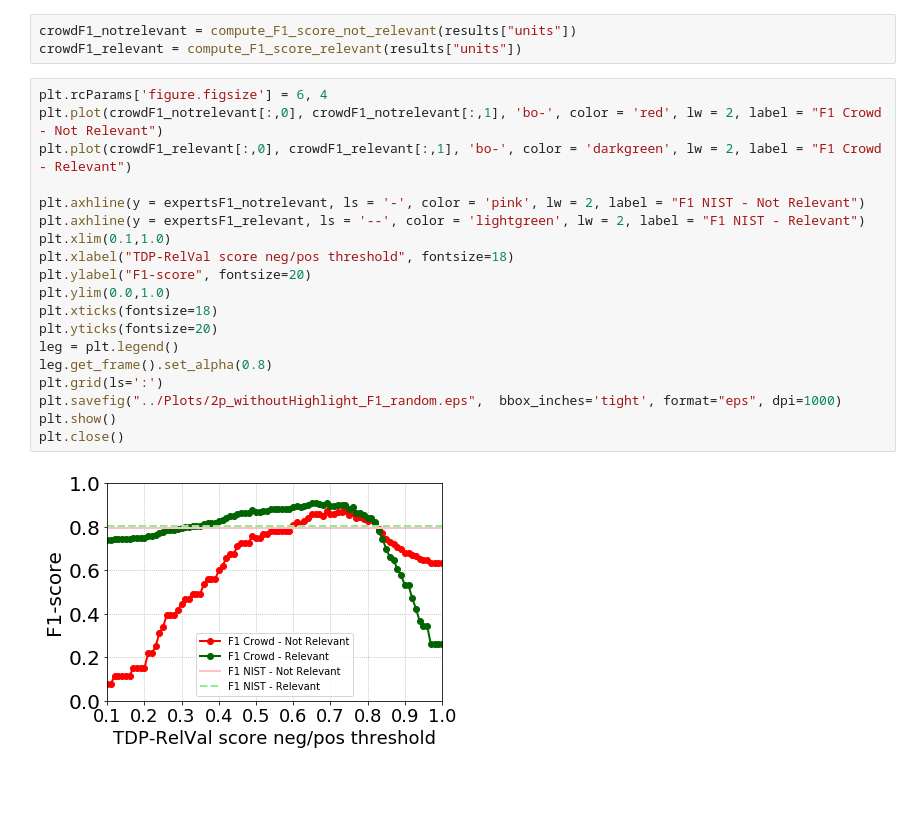
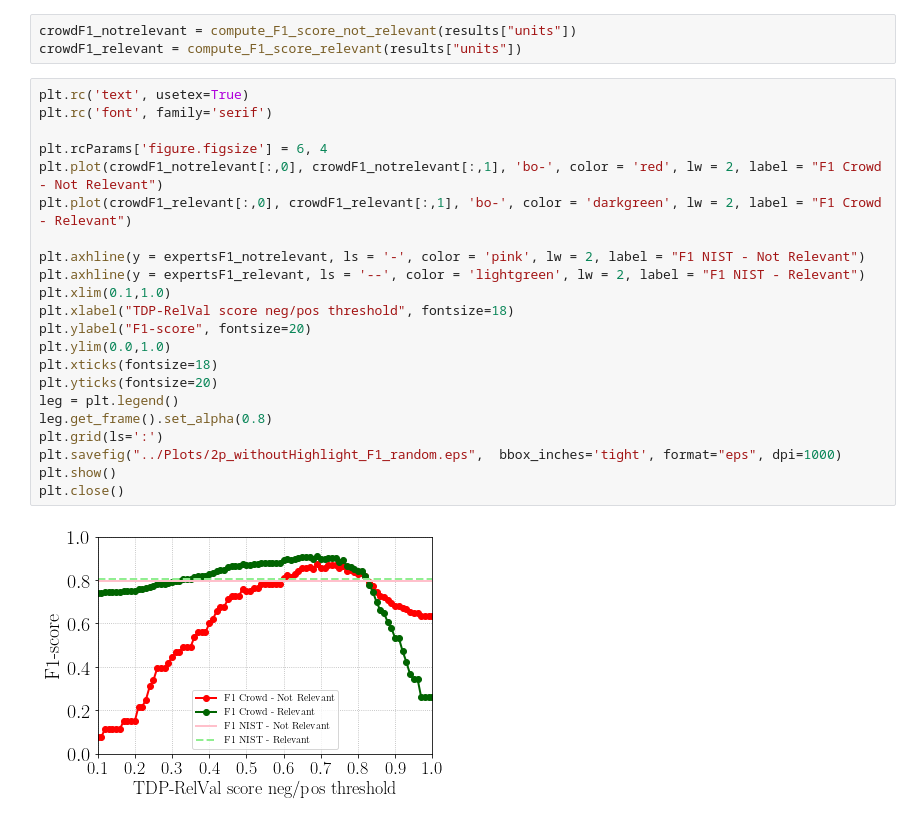
Before and after one commit to CrowdTruth/NYT-Crowdsourcing-Topical-Relevance, a Jupyter notebook: notebooks/Pilot 2P-RndPar-NoHigh.ipynb, the cells around one changed output. Drawn from its saved outputs; the diff is of its cells as text; blank space fills up the shorter version.

```diff
--- a/notebooks/Pilot 2P-RndPar-NoHigh.ipynb
+++ b/notebooks/Pilot 2P-RndPar-NoHigh.ipynb
@@ -267,23 +267,26 @@ expertsF1_relevant = 0.803278688525
 crowdF1_notrelevant = compute_F1_score_not_relevant(results["units"])
 crowdF1_relevant = compute_F1_score_relevant(results["units"])
 # %%
+plt.rc('text', usetex=True)
+plt.rc('font', family='serif')
+
 plt.rcParams['figure.figsize'] = 6, 4
 plt.plot(crowdF1_notrelevant[:,0], crowdF1_notrelevant[:,1], 'bo-', color = 'red', lw = 2, label = "F1 Crowd - Not Relevant")
 plt.plot(crowdF1_relevant[:,0], crowdF1_relevant[:,1], 'bo-', color = 'darkgreen', lw = 2, label = "F1 Crowd - Relevant")
 
 plt.axhline(y = expertsF1_notrelevant, ls = '-', color = 'pink', lw = 2, label = "F1 NIST - Not Relevant")
 plt.axhline(y = expertsF1_relevant, ls = '--', color = 'lightgreen', lw = 2, label = "F1 NIST - Relevant")
 plt.xlim(0.1,1.0)
 plt.xlabel("TDP-RelVal score neg/pos threshold", fontsize=18)
 plt.ylabel("F1-score", fontsize=20)
 plt.ylim(0.0,1.0)
 plt.xticks(fontsize=18)
 plt.yticks(fontsize=20)
 leg = plt.legend()
 leg.get_frame().set_alpha(0.8)
 plt.grid(ls=':')
 plt.savefig("../Plots/2p_withoutHighlight_F1_random.eps",  bbox_inches='tight', format="eps", dpi=1000)
 plt.show()
 plt.close()
 # %% [output]
-[figure, old version]
+[figure, new version]
```
Also changed, not shown: 45 other files.
